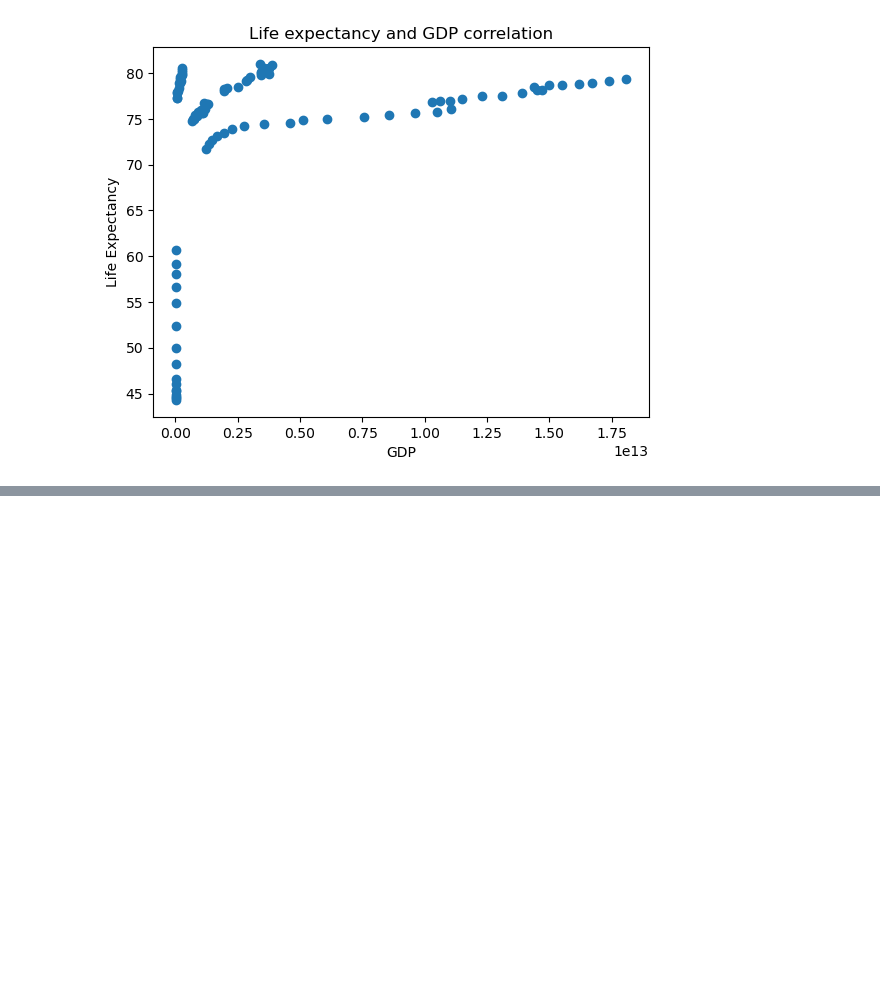
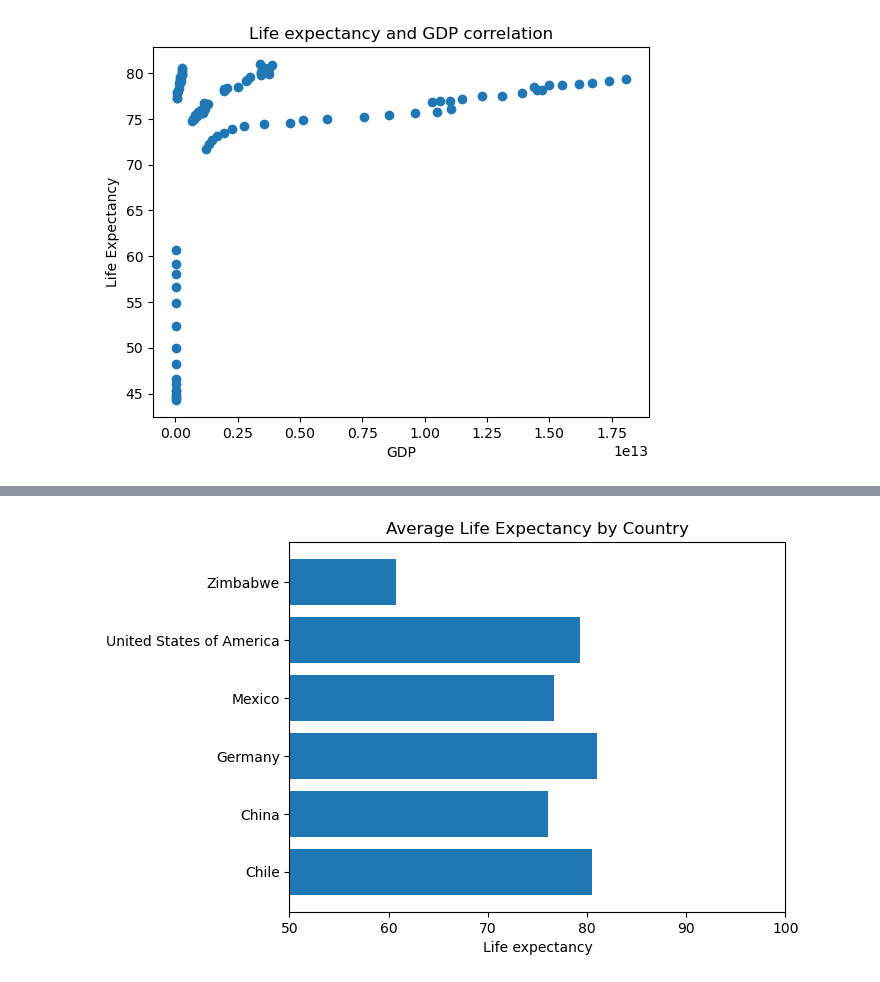
Before and after one commit to Khansuld/Life-Expectancy-and-GDP-Starter, a Jupyter notebook: life_expectancy_gdp.ipynb, the cells around one changed output, grey strips where cells are left out. Saved outputs shown, nothing was run; the diff lists cells and outputs as text; code cells hidden in the pictures; blank space fills up the shorter version.

```diff
--- a/life_expectancy_gdp.ipynb
+++ b/life_expectancy_gdp.ipynb
@@ -63,0 +64,8 @@ plt.close('all')
+# %%
+plt.barh(data['Country'],data["Life expectancy at birth (years)"])
+plt.title('Average Life Expectancy by Country')
+plt.xlabel('Life expectancy')
+plt.xlim(50,100)
+plt.show()
+# %% [output]
+[figure, added]
```
Also changed, not shown: parts of 1 cell of this notebook.
